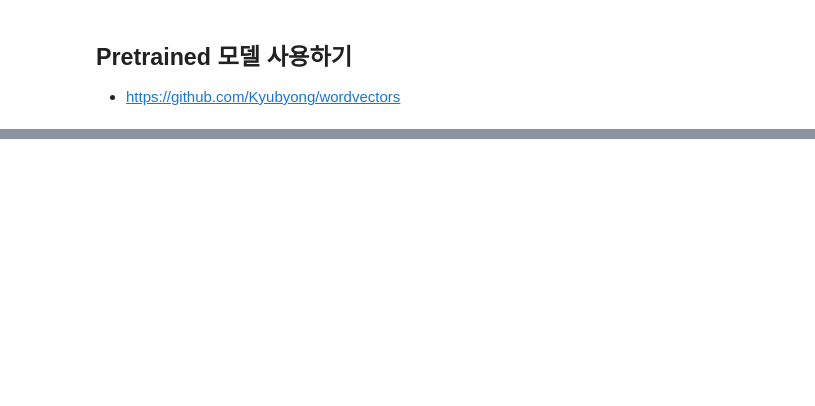
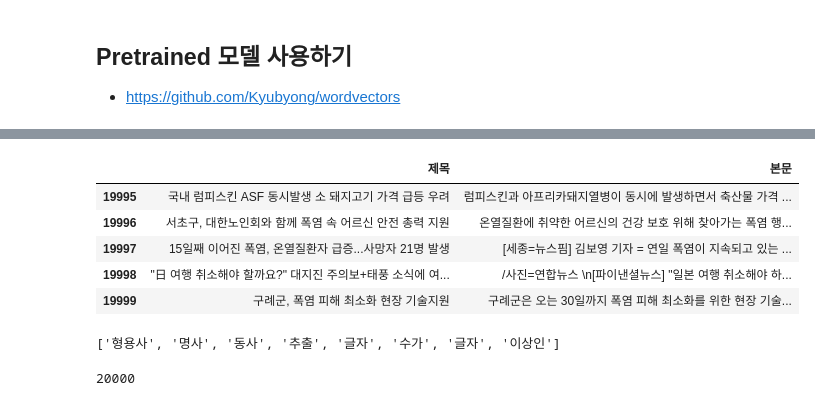
Before and after one commit to kgmyhGit/SKN06, a Jupyter notebook: 11_NLP_Deeplearning/03_word2vec_실습.ipynb, the cells around one changed output, grey strips where cells are left out. Saved outputs shown, nothing was run; the diff lists cells and outputs as text; code cells hidden in the pictures; blank space fills up the shorter version.

```diff
--- a/11_NLP_Deeplearning/03_word2vec_실습.ipynb
+++ b/11_NLP_Deeplearning/03_word2vec_실습.ipynb
@@ -360,0 +489,9 @@ array([[-5.30078216e-03,  2.15998176e-03,  5.11256978e-02,
+# %%
+df.tail()
+# %% [output]
+|  | 제목 | 본문 |
+| 19995 | 국내 럼피스킨 ASF 동시발생 소 돼지고기 가격 급등 우려 | 럼피스킨과 아프리카돼지열병이 동시에 발생하면서 축산물 가격 ... |
+| 19996 | 서초구, 대한노인회와 함께 폭염 속 어르신 안전 총력 지원 | 온열질환에 취약한 어르신의 건강 보호 위해 찾아가는 폭염 행... |
+| 19997 | 15일째 이어진 폭염, 온열질환자 급증...사망자 21명 발생 | [세종=뉴스핌] 김보영 기자 = 연일 폭염이 지속되고 있는 ... |
+| 19998 | "日 여행 취소해야 할까요?" 대지진 주의보+태풍 소식에 여... | /사진=연합뉴스 \n[파이낸셜뉴스] "일본 여행 취소해야 하... |
+| 19999 | 구례군, 폭염 피해 최소화 현장 기술지원 | 구례군은 오는 30일까지 폭염 피해 최소화를 위한 현장 기술... |
@@ -360,0 +511,4 @@ array([[-5.30078216e-03,  2.15998176e-03,  5.11256978e-02,
+# %%
+tokenizer("형용사, 명사, 동사만 추출 + 글자수가 2글자 이상인 것")
+# %% [output]
+['형용사', '명사', '동사', '추출', '글자', '수가', '글자', '이상인']
@@ -360,0 +525,4 @@ array([[-5.30078216e-03,  2.15998176e-03,  5.11256978e-02,
+# %%
+len(token_list)
+# %% [output]
+20000
```
Also changed, not shown: parts of 22 cells of this notebook, 2 other files.
